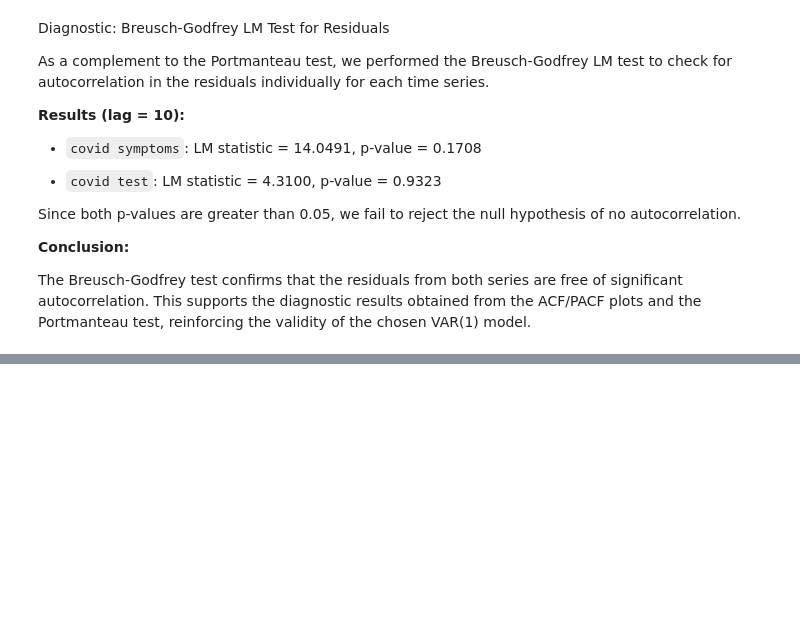
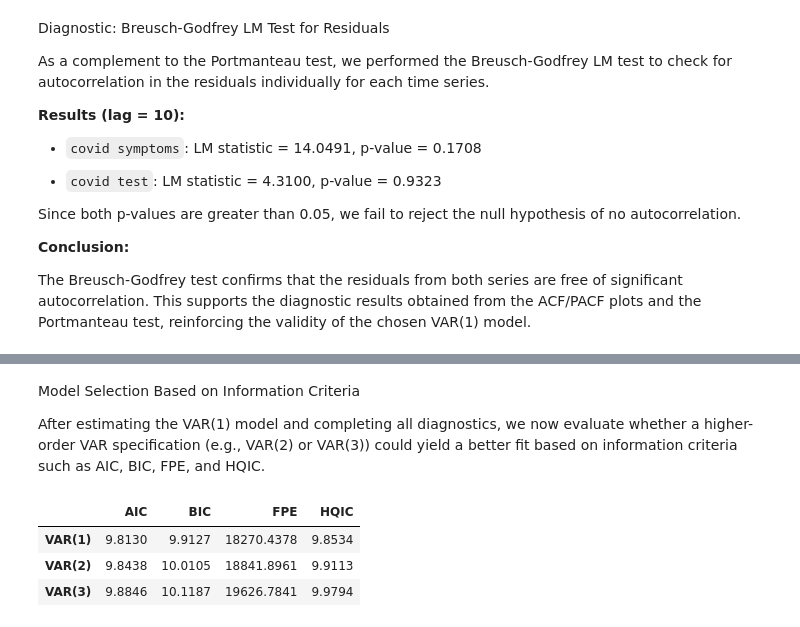
Before and after one commit to sevintanerdi/TSAproject, a Jupyter notebook: TSA_analysis.ipynb, the cells around one changed output, grey strips where cells are left out. Saved outputs shown, nothing was run; the diff lists cells and outputs as text; code cells hidden in the pictures; blank space fills up the shorter version.

```diff
--- a/TSA_analysis.ipynb
+++ b/TSA_analysis.ipynb
@@ -632,0 +682,26 @@ The Breusch-Godfrey test confirms that the residuals from both series are free o
+# %% [markdown]
+Model Selection Based on Information Criteria
+
+After estimating the VAR(1) model and completing all diagnostics, we now evaluate whether a higher-order VAR specification (e.g., VAR(2) or VAR(3)) could yield a better fit based on information criteria such as AIC, BIC, FPE, and HQIC.
+# %%
+# Estimate VAR(1), VAR(2), and VAR(3)
+results_var1 = model.fit(1)
+results_var2 = model.fit(2)
+results_var3 = model.fit(3)
+
+# Create comparison table
+criteria_comparison = {
+"AIC": [results_var1.aic, results_var2.aic, results_var3.aic],
+"BIC": [results_var1.bic, results_var2.bic, results_var3.bic],
+"FPE": [results_var1.fpe, results_var2.fpe, results_var3.fpe],
+"HQIC": [results_var1.hqic, results_var2.hqic, results_var3.hqic]
+}
+
+import pandas as pd
+criteria_df = pd.DataFrame(criteria_comparison, index=["VAR(1)", "VAR(2)", "VAR(3)"])
+criteria_df.round(4)
+# %% [output]
+|  | AIC | BIC | FPE | HQIC |
+| VAR(1) | 9.8130 | 9.9127 | 18270.4378 | 9.8534 |
+| VAR(2) | 9.8438 | 10.0105 | 18841.8961 | 9.9113 |
+| VAR(3) | 9.8846 | 10.1187 | 19626.7841 | 9.9794 |
```
Also changed, not shown: parts of 4 cells of this notebook.
